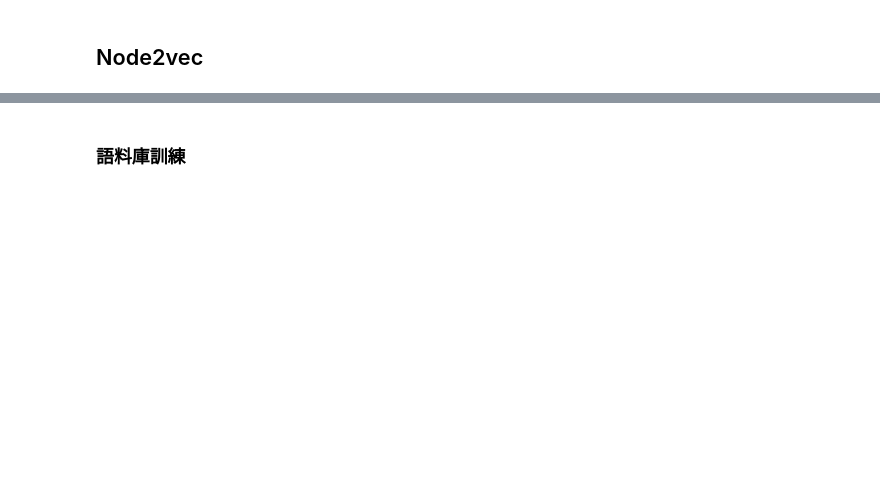
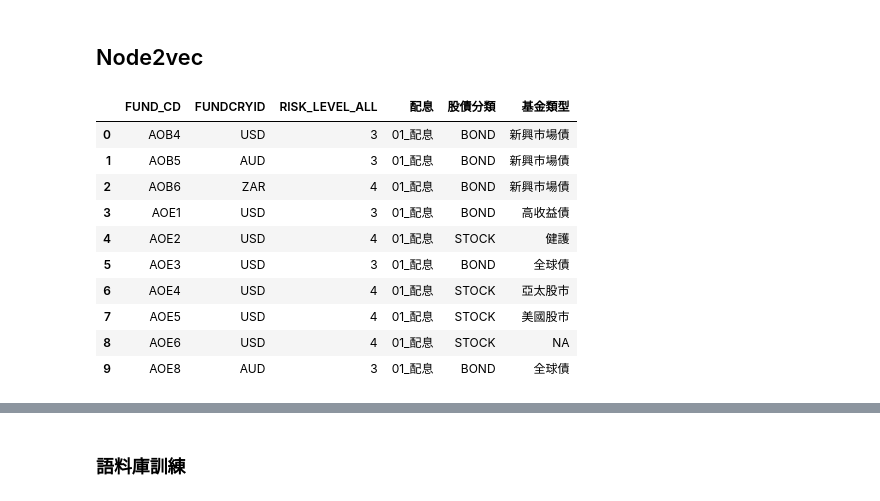
Before and after one commit to alexlautw9527/for_notebook, a Jupyter notebook: Fund2vec.ipynb, the cells around one changed output, grey strips where cells are left out. Saved outputs shown, nothing was run; the diff lists cells and outputs as text; code cells hidden in the pictures; blank space fills up the shorter version.

```diff
--- a/Fund2vec.ipynb
+++ b/Fund2vec.ipynb
@@ -22,14 +22,30 @@ from glove import Corpus
 # %%
 fund_code_df = pd.read_csv('/content/drive/MyDrive/05_OTHER_DATA/FUND_CODE_DATA.csv', encoding='CP950')
 fund_code_df = fund_code_df[['產品代碼', '基金名稱', 'ISIN Code']]
+# %%
+fund_df = pd.read_csv('/content/drive/MyDrive/05_OTHER_DATA/fund_desc.csv', encoding='CP950')
+fund_df['CNAME_short'] = fund_df['CNAME'].str.replace('\（[^（）]*\）', '', regex=True)
 # %%
-fund_df = pd.read_csv('/content/drive/MyDrive/05_OTHER_DATA/fund_desc.csv', encoding='CP950')
-fund_df = fund_df[fund_df['RISK_LEVEL_ALL']!=0][['CNAME','FUNDCRYID', 'RISK_LEVEL_ALL','配息', '股債分類','基金類型']]
+fund_df = fund_df[fund_df['RISK_LEVEL_ALL']!=0][['FUND_CD','CNAME','CNAME_short','FUNDCRYID', 'RISK_LEVEL_ALL','配息', '股債分類','基金類型']]
 fund_df['基金類型'] = fund_df['基金類型'].fillna('NA')
 # %%
 fund_df = fund_df.astype(str)
 # %% [markdown]
 ## Node2vec
+# %%
+fund_df[['FUND_CD', 'FUNDCRYID', 'RISK_LEVEL_ALL', '配息','股債分類', '基金類型']].head(10)
+# %% [output]
+|  | FUND_CD | FUNDCRYID | RISK_LEVEL_ALL | 配息 | 股債分類 | 基金類型 |
+| 0 | AOB4 | USD | 3 | 01_配息 | BOND | 新興市場債 |
+| 1 | AOB5 | AUD | 3 | 01_配息 | BOND | 新興市場債 |
+| 2 | AOB6 | ZAR | 4 | 01_配息 | BOND | 新興市場債 |
+| 3 | AOE1 | USD | 3 | 01_配息 | BOND | 高收益債 |
+| 4 | AOE2 | USD | 4 | 01_配息 | STOCK | 健護 |
+| 5 | AOE3 | USD | 3 | 01_配息 | BOND | 全球債 |
+| 6 | AOE4 | USD | 4 | 01_配息 | STOCK | 亞太股市 |
+| 7 | AOE5 | USD | 4 | 01_配息 | STOCK | 美國股市 |
+| 8 | AOE6 | USD | 4 | 01_配息 | STOCK | NA |
+| 9 | AOE8 | AUD | 3 | 01_配息 | BOND | 全球債 |
 # %%
 ## 製作graph
 
```
Also changed, not shown: parts of 12 cells of this notebook.
